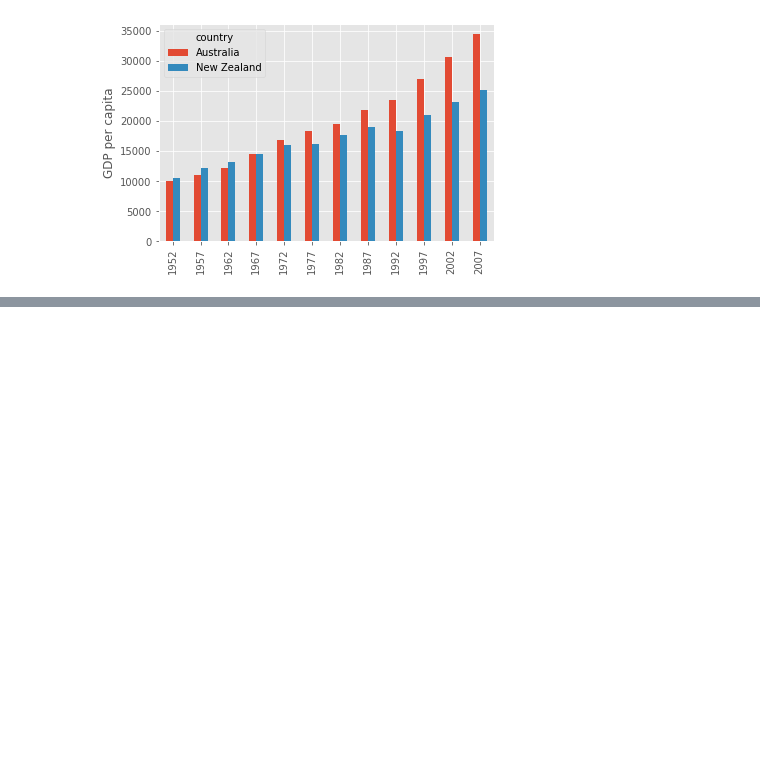
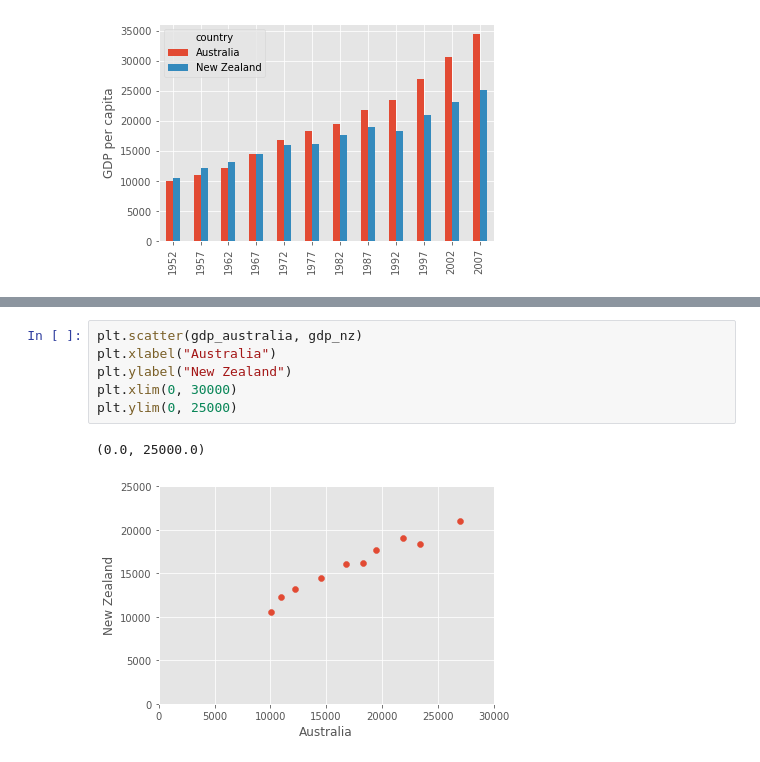
Before and after one commit to tijsbliek/gapminder-09-03-23, a Jupyter notebook: plotting.ipynb, the cells around one changed output, grey strips where cells are left out. Drawn from its saved outputs; the diff is of its cells as text; blank space fills up the shorter version.

```diff
--- a/plotting.ipynb
+++ b/plotting.ipynb
@@ -70,0 +77,9 @@ plt.plot
+# %%
+plt.scatter(gdp_australia, gdp_nz)
+plt.xlabel("Australia")
+plt.ylabel("New Zealand")
+plt.xlim(0, 30000)
+plt.ylim(0, 25000)
+# %% [output]
+(0.0, 25000.0)
+[figure, added]
```
Also changed, not shown: parts of 2 cells of this notebook.
